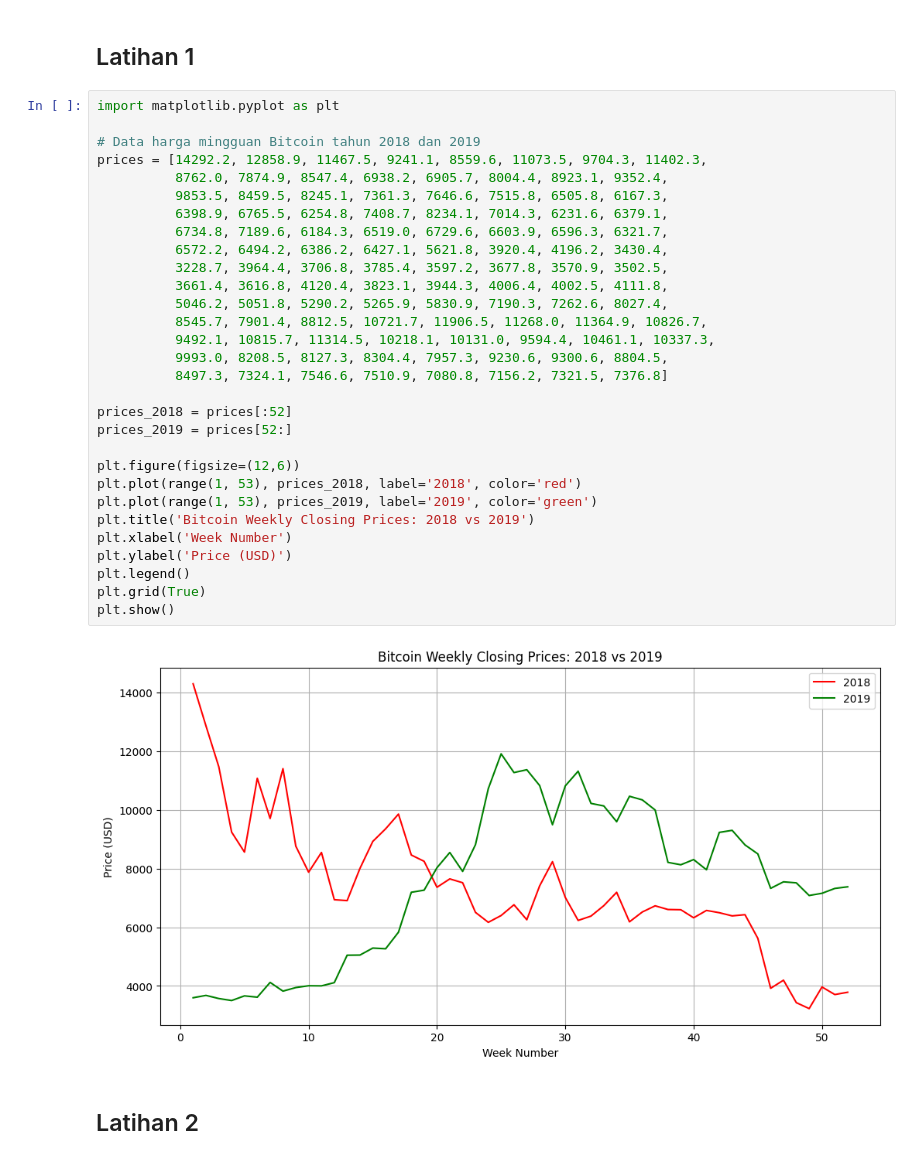
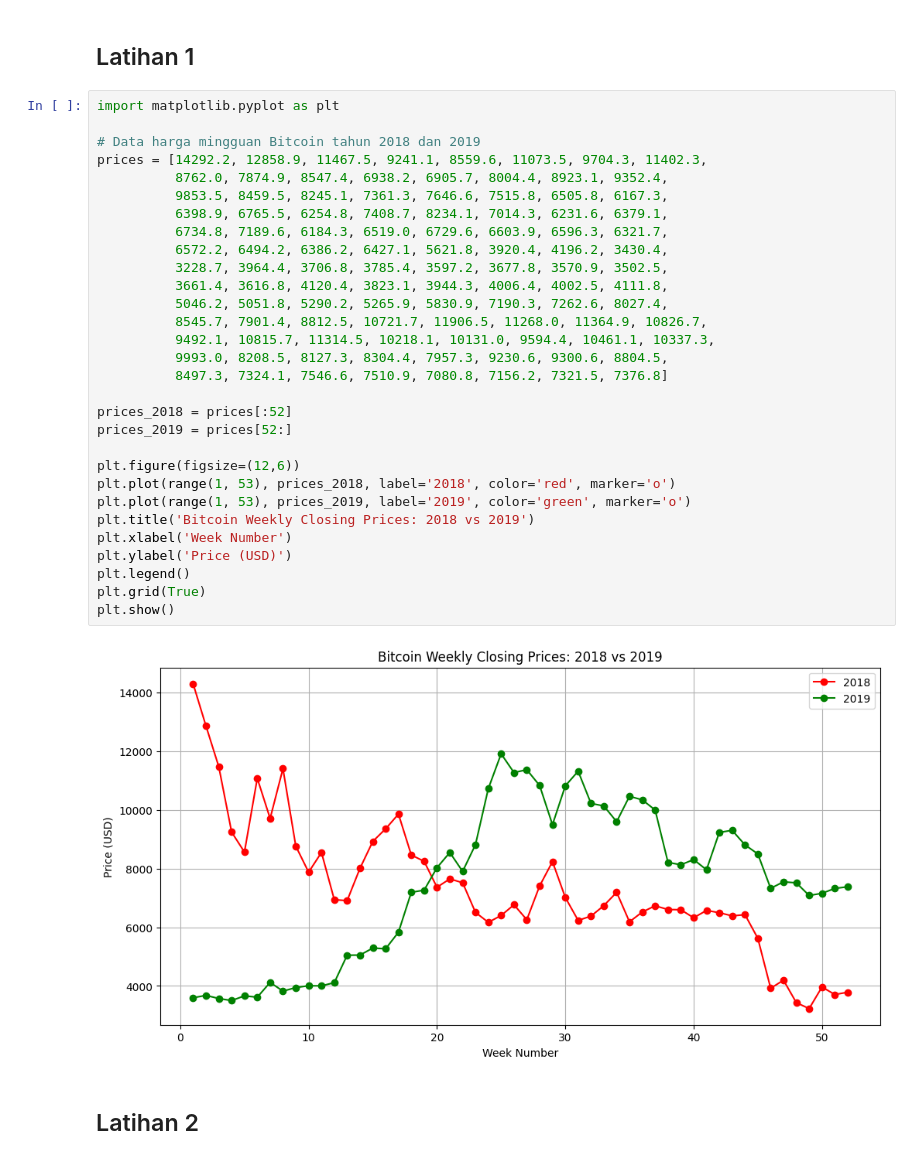
Before and after one commit to JunetzMasihBelajar/2025_AI_TI1B, a Jupyter notebook: Jobsheet6.ipynb, the cells around one changed output. Saved outputs shown, nothing was run; the diff lists cells and outputs as text.

```diff
--- a/Jobsheet6.ipynb
+++ b/Jobsheet6.ipynb
@@ -151,35 +143,35 @@ plt.show()
 # %%
 import matplotlib.pyplot as plt
 
 # Data harga mingguan Bitcoin tahun 2018 dan 2019
 prices = [14292.2, 12858.9, 11467.5, 9241.1, 8559.6, 11073.5, 9704.3, 11402.3,
           8762.0, 7874.9, 8547.4, 6938.2, 6905.7, 8004.4, 8923.1, 9352.4,
           9853.5, 8459.5, 8245.1, 7361.3, 7646.6, 7515.8, 6505.8, 6167.3,
           6398.9, 6765.5, 6254.8, 7408.7, 8234.1, 7014.3, 6231.6, 6379.1,
           6734.8, 7189.6, 6184.3, 6519.0, 6729.6, 6603.9, 6596.3, 6321.7,
           6572.2, 6494.2, 6386.2, 6427.1, 5621.8, 3920.4, 4196.2, 3430.4,
           3228.7, 3964.4, 3706.8, 3785.4, 3597.2, 3677.8, 3570.9, 3502.5,
           3661.4, 3616.8, 4120.4, 3823.1, 3944.3, 4006.4, 4002.5, 4111.8,
           5046.2, 5051.8, 5290.2, 5265.9, 5830.9, 7190.3, 7262.6, 8027.4,
           8545.7, 7901.4, 8812.5, 10721.7, 11906.5, 11268.0, 11364.9, 10826.7,
           9492.1, 10815.7, 11314.5, 10218.1, 10131.0, 9594.4, 10461.1, 10337.3,
           9993.0, 8208.5, 8127.3, 8304.4, 7957.3, 9230.6, 9300.6, 8804.5,
           8497.3, 7324.1, 7546.6, 7510.9, 7080.8, 7156.2, 7321.5, 7376.8]
 
 prices_2018 = prices[:52]
 prices_2019 = prices[52:]
 
 plt.figure(figsize=(12,6))
-plt.plot(range(1, 53), prices_2018, label='2018', color='red')
-plt.plot(range(1, 53), prices_2019, label='2019', color='green')
+plt.plot(range(1, 53), prices_2018, label='2018', color='red', marker='o')
+plt.plot(range(1, 53), prices_2019, label='2019', color='green', marker='o')
 plt.title('Bitcoin Weekly Closing Prices: 2018 vs 2019')
 plt.xlabel('Week Number')
 plt.ylabel('Price (USD)')
 plt.legend()
 plt.grid(True)
 plt.show()
 # %% [output]
-[figure, old version]
+[figure, new version]
 # %% [markdown]
 ## Latihan 2
 # %%
```
Also changed, not shown: parts of 3 cells of this notebook.
